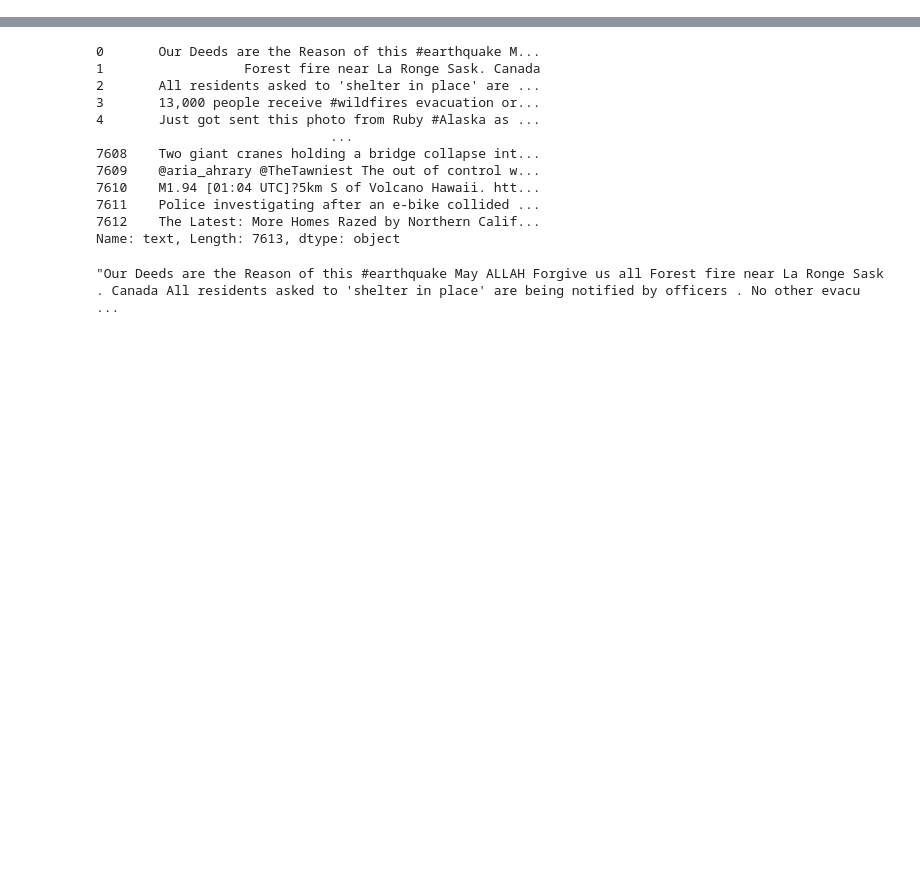
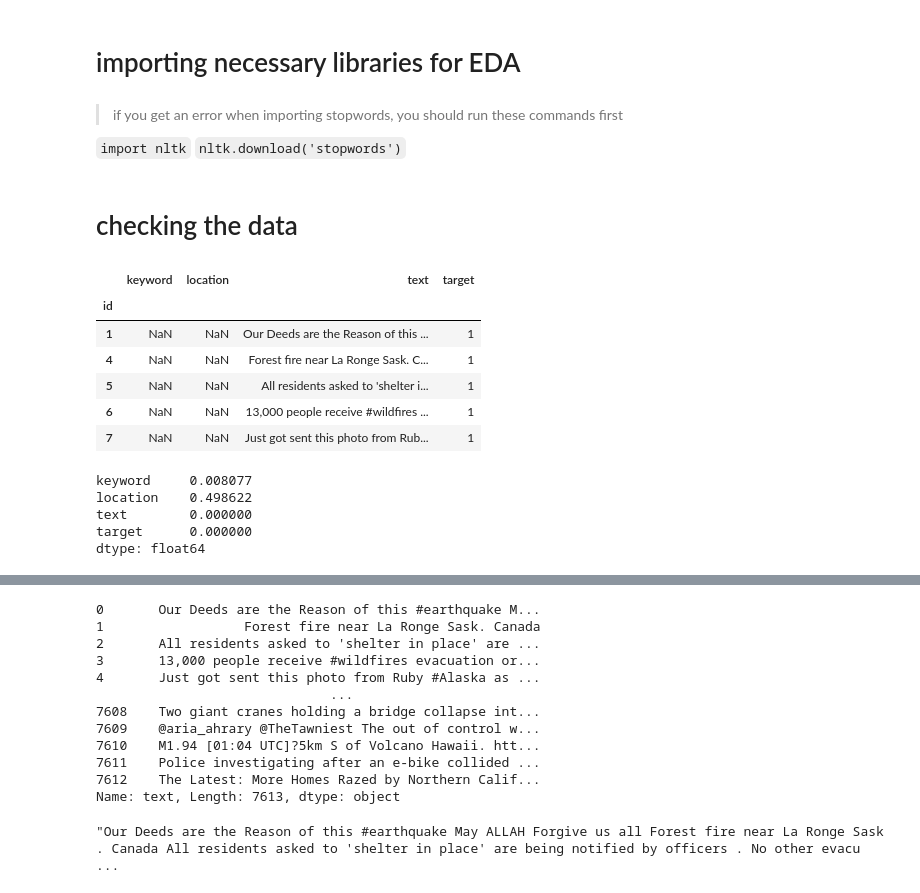
Before and after one commit to shayansm2/kaggle-playground, a Jupyter notebook: nlp-getting-started/eda.ipynb, the cells around one changed output, grey strips where cells are left out. Saved outputs shown, nothing was run; the diff lists cells and outputs as text; code cells hidden in the pictures; blank space fills up the shorter version.

```diff
--- a/nlp-getting-started/eda.ipynb
+++ b/nlp-getting-started/eda.ipynb
@@ -1,2 +1,4 @@
+# %% [markdown]
+# importing necessary libraries for EDA
 # %%
 import re
@@ -3,3 +9,8 @@ import re
+# %% [markdown]
+> if you get an error when importing stopwords, you should run these commands first
+
+`import nltk`
+`nltk.download('stopwords')`
 # %%
 import numpy as np
 import pandas as pd
@@ -7,5 +18,24 @@ import pandas as pd
 from matplotlib import pyplot as plt
 import seaborn as sns
 %matplotlib inline
+# %% [markdown]
+# checking the data
 # %%
-df_train = pd.read_csv('data/train.csv')
+df = pd.read_csv('data/train.csv', index_col='id')
+df.head()
+# %% [output]
+|  | keyword | location | text | target |
+| id |  |  |  |  |
+| 1 | NaN | NaN | Our Deeds are the Reason of this ... | 1 |
+| 4 | NaN | NaN | Forest fire near La Ronge Sask. C... | 1 |
+| 5 | NaN | NaN | All residents asked to 'shelter i... | 1 |
+| 6 | NaN | NaN | 13,000 people receive #wildfires ... | 1 |
+| 7 | NaN | NaN | Just got sent this photo from Rub... | 1 |
+# %%
+df.isnull().sum() / df.count()
+# %% [output]
+keyword     0.008077
+location    0.498622
+text        0.000000
+target      0.000000
+dtype: float64
```
Also changed, not shown: parts of 12 cells of this notebook, 2 other files.
